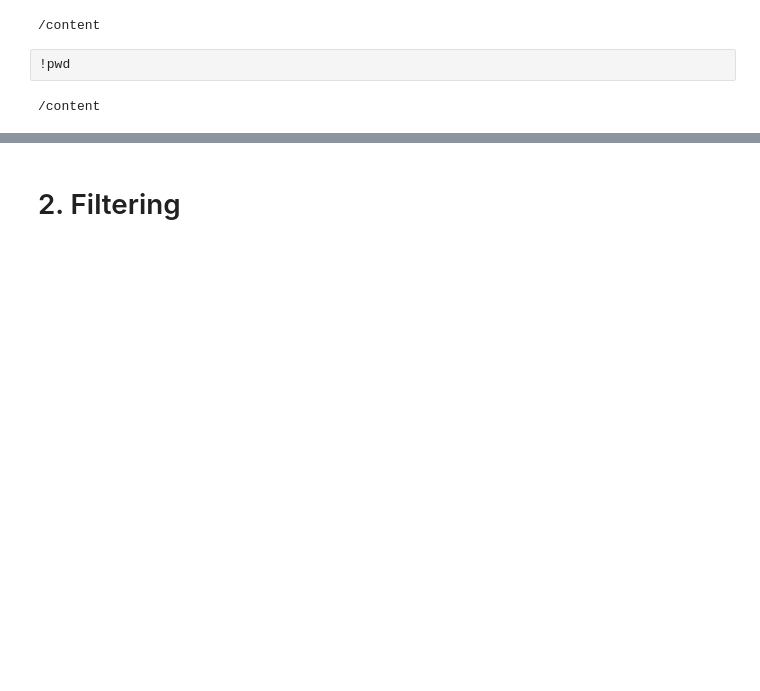
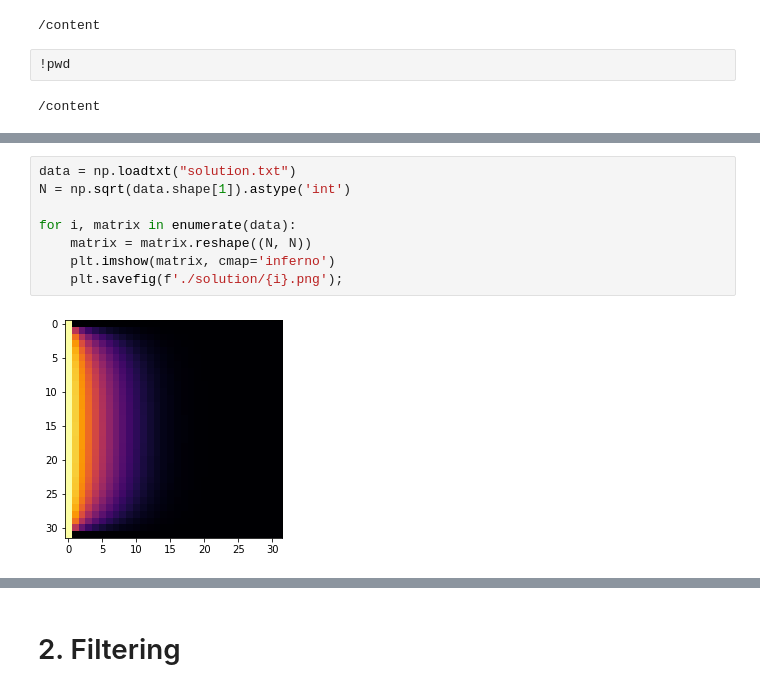
Before and after one commit to nikuznetsov/HPC_course_2022, a Jupyter notebook: HW4/CUDA_HW.ipynb, the cells around one changed output, grey strips where cells are left out. Cells and saved outputs as stored; diff of their text form; blank space fills up the shorter version.

```diff
--- a/HW4/CUDA_HW.ipynb
+++ b/HW4/CUDA_HW.ipynb
@@ -74,0 +165,10 @@ Wed May  4 17:59:24 2022
+# %%
+data = np.loadtxt("solution.txt")
+N = np.sqrt(data.shape[1]).astype('int')
+
+for i, matrix in enumerate(data):
+    matrix = matrix.reshape((N, N))
+    plt.imshow(matrix, cmap='inferno')
+    plt.savefig(f'./solution/{i}.png');
+# %% [output]
+[figure, added]
```
Also changed, not shown: parts of 11 cells of this notebook.
